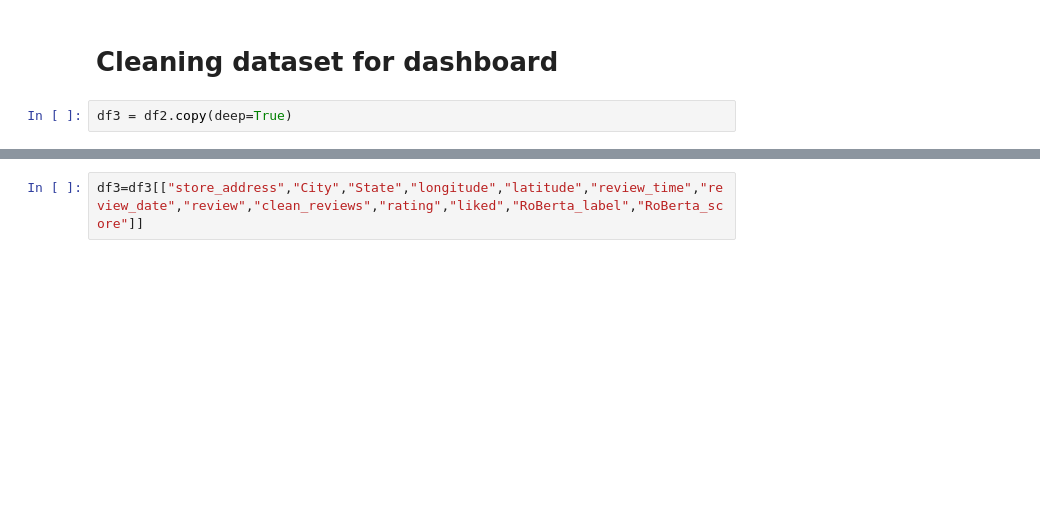
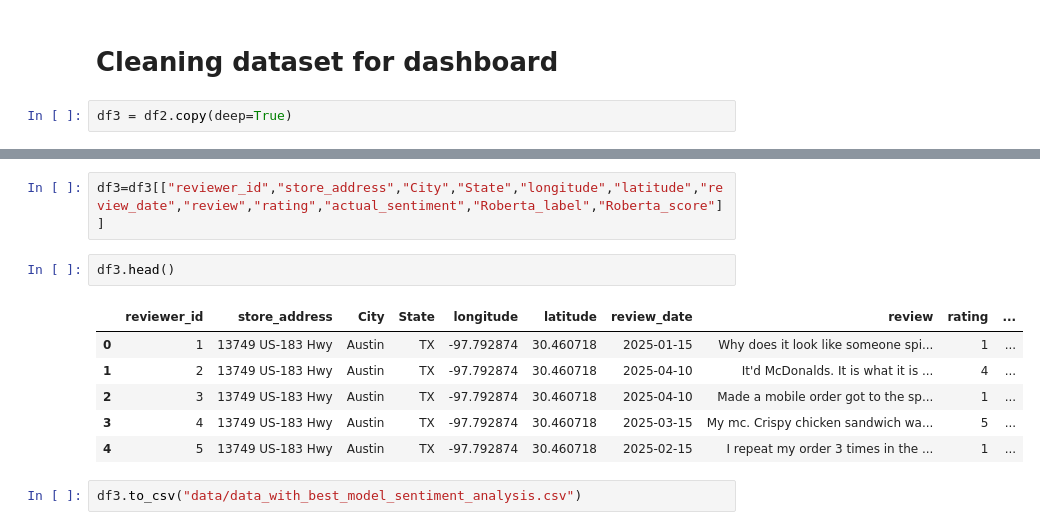
Before and after one commit to myriamgoyet/Customer-sentiment-analysis, a Jupyter notebook: notebooks/Sentiment_analysis.ipynb, the cells around one changed output, grey strips where cells are left out. Cells and saved outputs as stored; diff of their text form; blank space fills up the shorter version.

```diff
--- a/notebooks/Sentiment_analysis.ipynb
+++ b/notebooks/Sentiment_analysis.ipynb
@@ -322,2 +342,13 @@ df3.columns
 # %%
-df3=df3[["store_address","City","State","longitude","latitude","review_time","review_date","review","clean_reviews","rating","liked","RoBerta_label","RoBerta_score"]]
+df3=df3[["reviewer_id","store_address","City","State","longitude","latitude","review_date","review","rating","actual_sentiment","Roberta_label","Roberta_score"]]
+# %%
+df3.head()
+# %% [output]
+|  | reviewer_id | store_address | City | State | longitude | latitude | review_date | review | rating | ... |
+| 0 | 1 | 13749 US-183 Hwy | Austin | TX | -97.792874 | 30.460718 | 2025-01-15 | Why does it look like someone spi... | 1 | ... |
+| 1 | 2 | 13749 US-183 Hwy | Austin | TX | -97.792874 | 30.460718 | 2025-04-10 | It'd McDonalds. It is what it is ... | 4 | ... |
+| 2 | 3 | 13749 US-183 Hwy | Austin | TX | -97.792874 | 30.460718 | 2025-04-10 | Made a mobile order got to the sp... | 1 | ... |
+| 3 | 4 | 13749 US-183 Hwy | Austin | TX | -97.792874 | 30.460718 | 2025-03-15 | My mc. Crispy chicken sandwich wa... | 5 | ... |
+| 4 | 5 | 13749 US-183 Hwy | Austin | TX | -97.792874 | 30.460718 | 2025-02-15 | I repeat my order 3 times in the ... | 1 | ... |
+# %%
+df3.to_csv("data/data_with_best_model_sentiment_analysis.csv")
```
Also changed, not shown: parts of 4 cells of this notebook.
